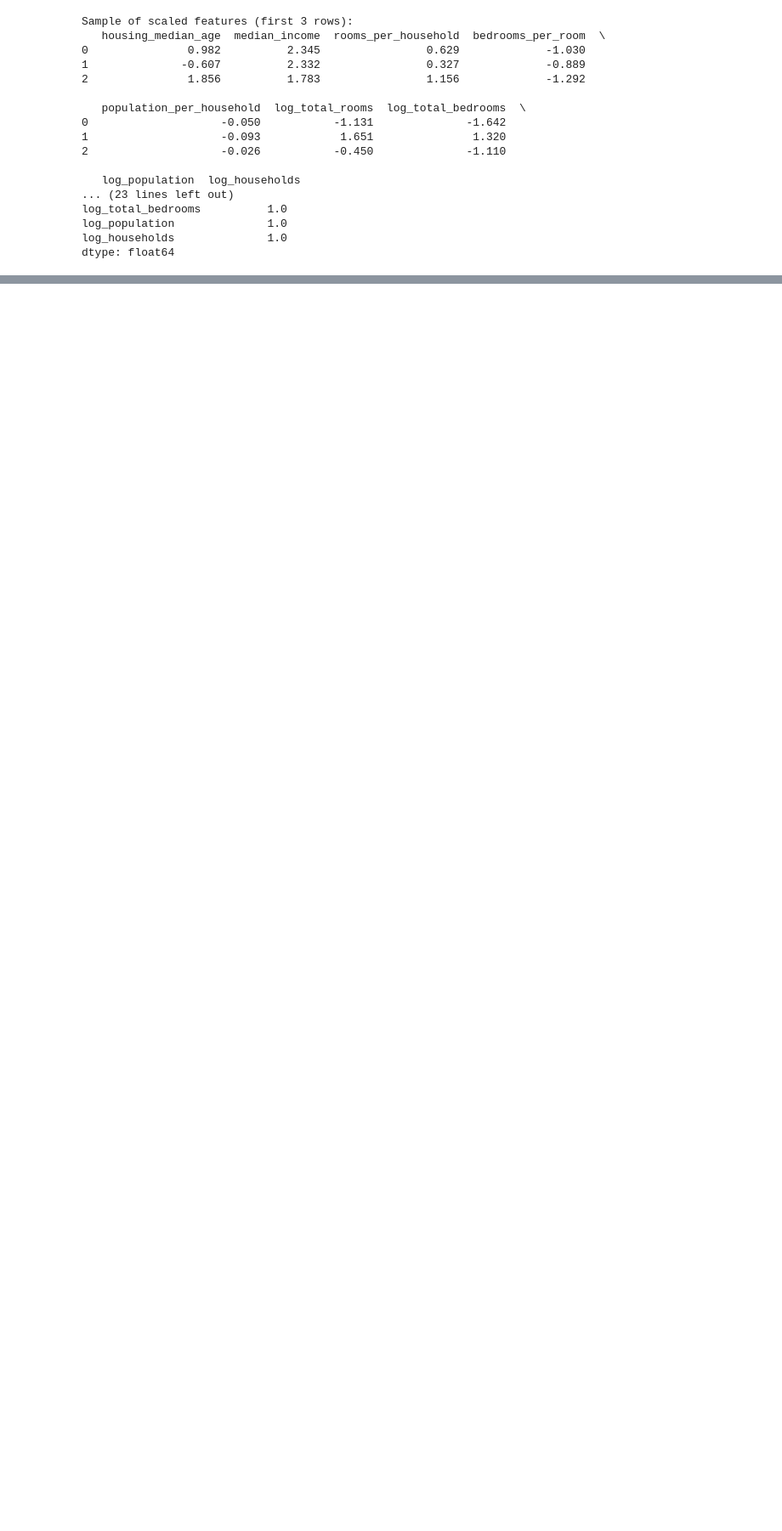
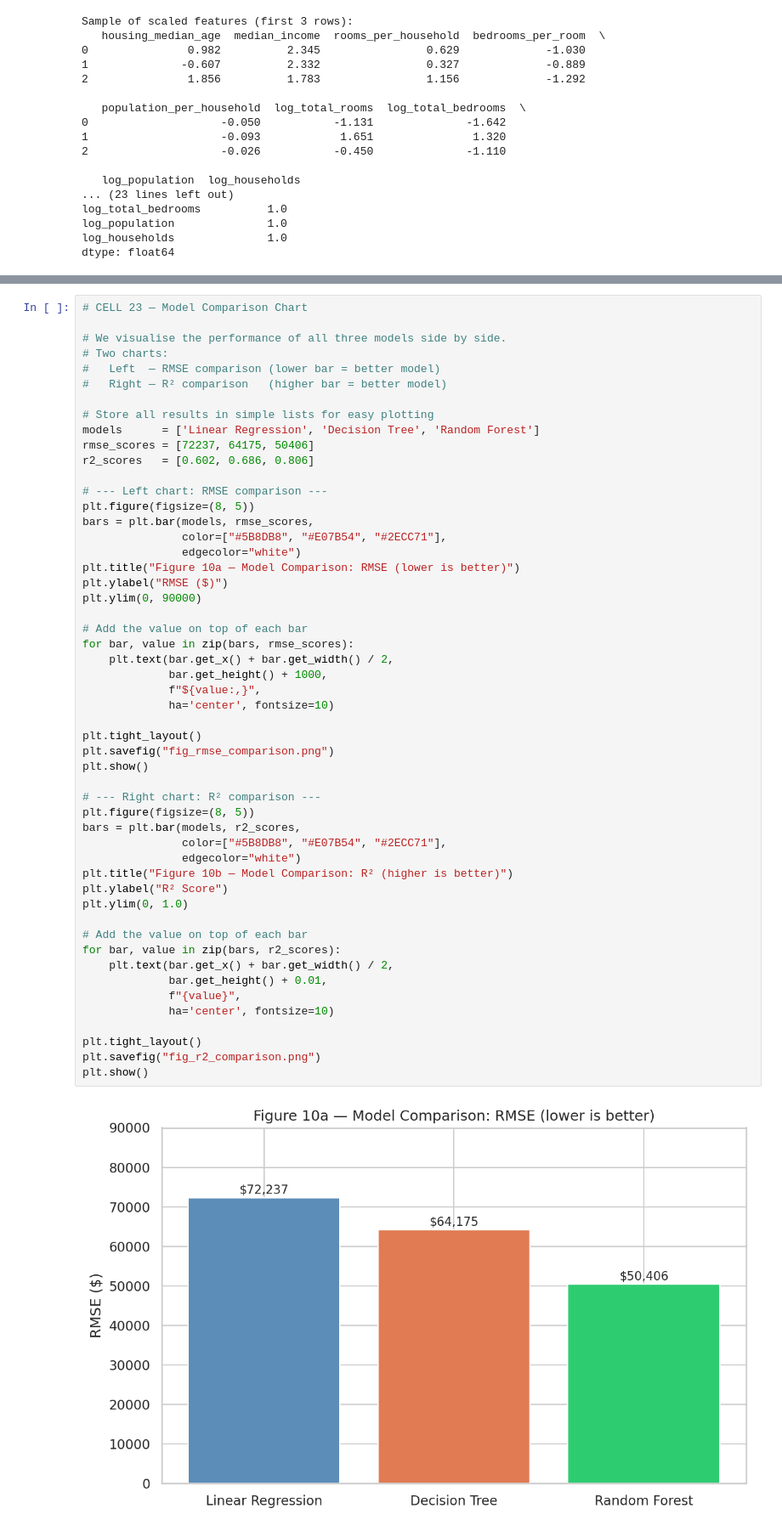
Before and after one commit to Amenbiz/House-Pricing, a Jupyter notebook: notebooks/house_price_analysis.ipynb, the cells around one changed output, grey strips where cells are left out. Shown at 85% size. Drawn from its saved outputs; the diff is of its cells as text; blank space fills up the shorter version.

```diff
--- a/notebooks/house_price_analysis.ipynb
+++ b/notebooks/house_price_analysis.ipynb
@@ -658,0 +876,54 @@ dtype: float64
+# %%
+# CELL 23 — Model Comparison Chart
+
+# We visualise the performance of all three models side by side.
+# Two charts:
+#   Left  — RMSE comparison (lower bar = better model)
+#   Right — R² comparison   (higher bar = better model)
+
+# Store all results in simple lists for easy plotting
+models      = ['Linear Regression', 'Decision Tree', 'Random Forest']
+rmse_scores = [72237, 64175, 50406]
+r2_scores   = [0.602, 0.686, 0.806]
+
+# --- Left chart: RMSE comparison ---
+plt.figure(figsize=(8, 5))
+bars = plt.bar(models, rmse_scores,
+               color=["#5B8DB8", "#E07B54", "#2ECC71"],
+               edgecolor="white")
+plt.title("Figure 10a — Model Comparison: RMSE (lower is better)")
+plt.ylabel("RMSE ($)")
+plt.ylim(0, 90000)
+
+# Add the value on top of each bar
+for bar, value in zip(bars, rmse_scores):
+    plt.text(bar.get_x() + bar.get_width() / 2,
+             bar.get_height() + 1000,
+             f"${value:,}",
+             ha='center', fontsize=10)
+
+plt.tight_layout()
+plt.savefig("fig_rmse_comparison.png")
+plt.show()
+
+# --- Right chart: R² comparison ---
+plt.figure(figsize=(8, 5))
+bars = plt.bar(models, r2_scores,
+               color=["#5B8DB8", "#E07B54", "#2ECC71"],
+               edgecolor="white")
+plt.title("Figure 10b — Model Comparison: R² (higher is better)")
+plt.ylabel("R² Score")
+plt.ylim(0, 1.0)
+
+# Add the value on top of each bar
+for bar, value in zip(bars, r2_scores):
+    plt.text(bar.get_x() + bar.get_width() / 2,
+             bar.get_height() + 0.01,
+             f"{value}",
+             ha='center', fontsize=10)
+
+plt.tight_layout()
+plt.savefig("fig_r2_comparison.png")
+plt.show()
+# %% [output]
+[figure, added]
```
Also changed, not shown: parts of 16 cells of this notebook.
